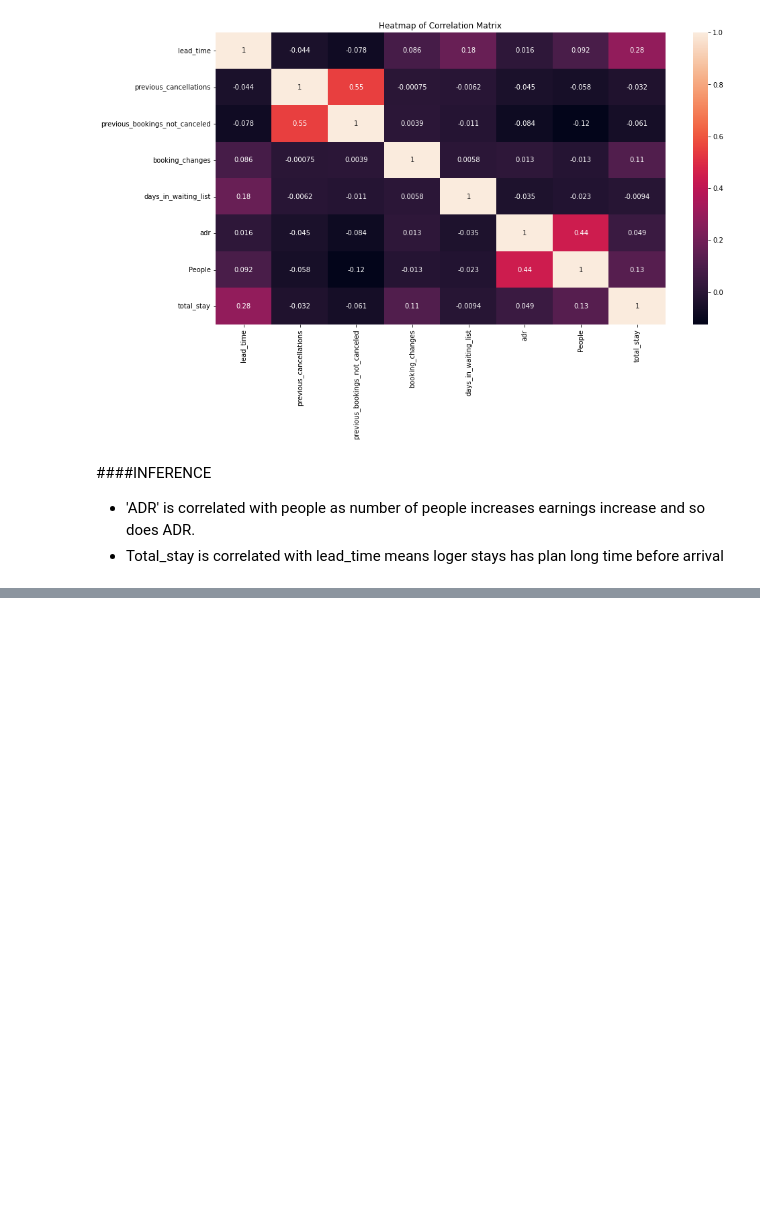
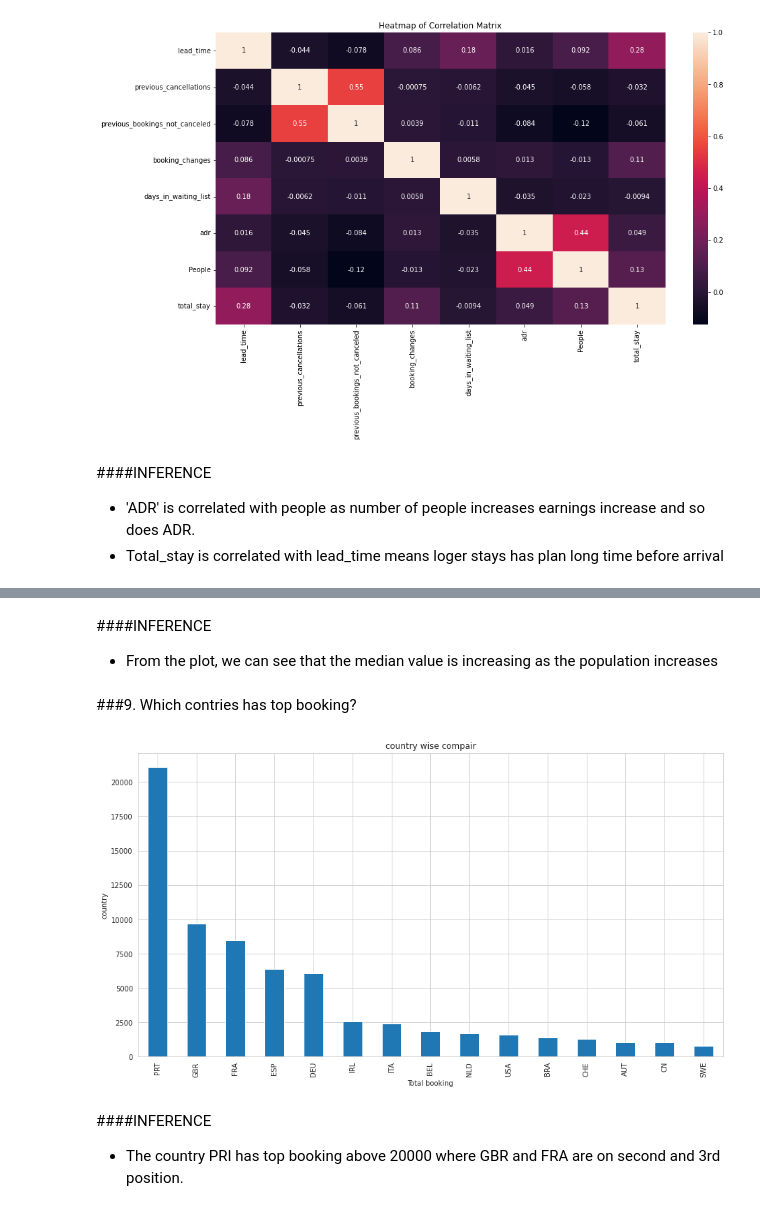
Before and after one commit to MohanVishe/Exploratory-Data-Analysis----Hotel-Booking-Dataset, a Jupyter notebook: Hotel_Booking_Analysis_Capstone_Project.ipynb, the cells around one changed output, grey strips where cells are left out. Drawn from its saved outputs; the diff is of its cells as text; code cells hidden in the pictures; blank space fills up the shorter version.

```diff
--- a/Hotel_Booking_Analysis_Capstone_Project.ipynb
+++ b/Hotel_Booking_Analysis_Capstone_Project.ipynb
@@ -317,0 +323,16 @@ Non_cancel["country"].value_counts()
+# %% [markdown]
+####INFERENCE
+*  From the plot, we can see that the median value is increasing as the population increases
+# %% [markdown]
+###9. Which contries has top booking?
+# %%
+Non_cancel["country"].value_counts().head(15).plot.bar()
+plt.xlabel("Total booking")
+plt.ylabel("country")
+plt.title("country wise compair")
+plt.show()
+# %% [output]
+[figure, added]
+# %% [markdown]
+####INFERENCE
+*  The country PRI has top booking above 20000 where GBR and FRA are on second and 3rd position.
```
Also changed, not shown: parts of 5 cells of this notebook.
